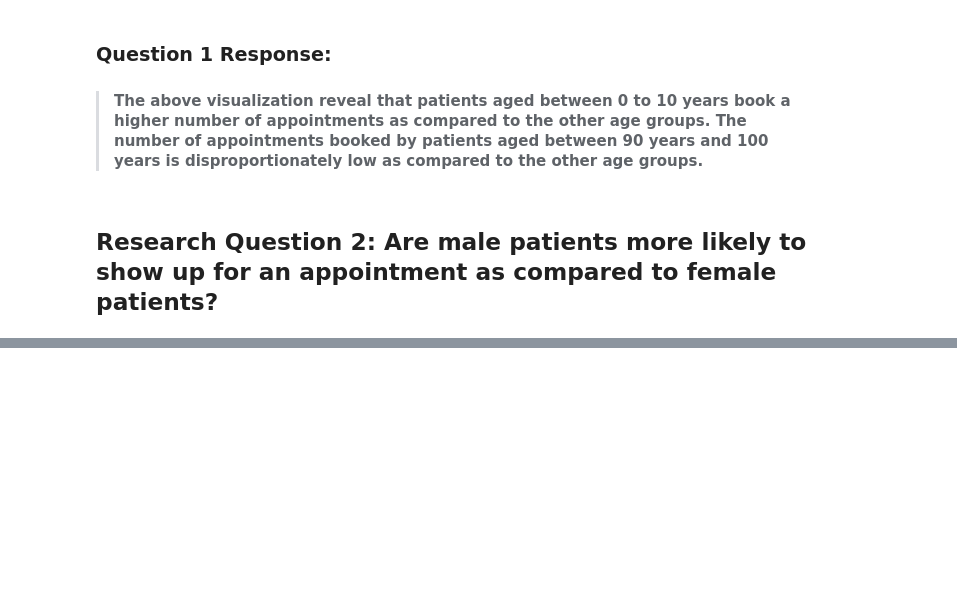
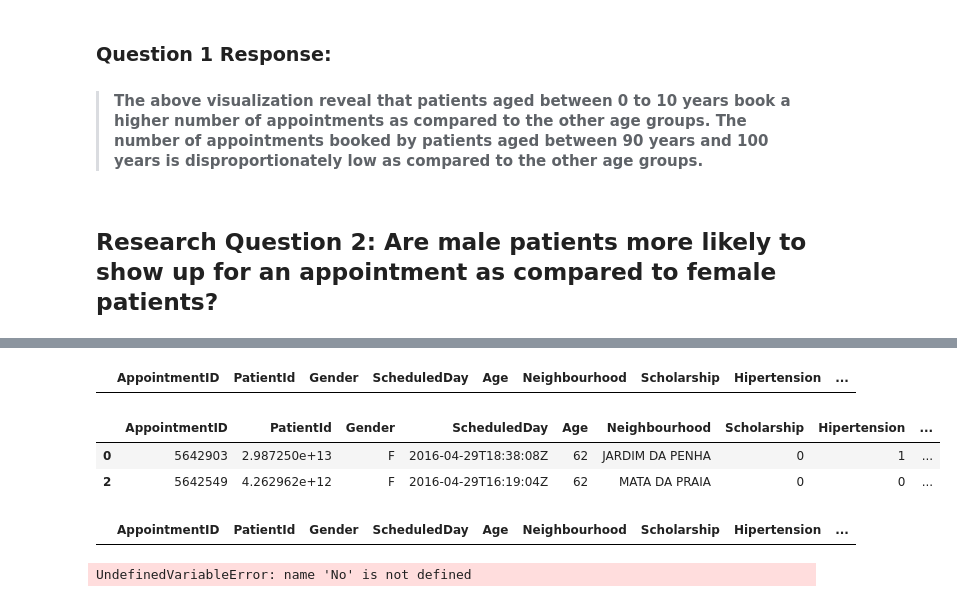
Before and after one commit to Kevson1/Doctor-s-Appointment-Case-Study, a Jupyter notebook: Appointments.ipynb, the cells around one changed output, grey strips where cells are left out. Saved outputs shown, nothing was run; the diff lists cells and outputs as text; code cells hidden in the pictures; blank space fills up the shorter version.

```diff
--- a/Appointments.ipynb
+++ b/Appointments.ipynb
@@ -252,0 +269,25 @@ plt.ylabel('Frequency');
+# %%
+# Verify that there are no Female entries in the male dataframe
+male_df.query('Gender == "F"')
+# This should display an empty dataset if there are no entries that have gender set as female.
+# %% [output]
+|  | AppointmentID | PatientId | Gender | ScheduledDay | Age | Neighbourhood | Scholarship | Hipertension | ... |
+# %%
+# Extract the appointments booked by males
+female_df = df_clean.query('Gender == "F"')
+female_df.head(2)
+# %% [output]
+|  | AppointmentID | PatientId | Gender | ScheduledDay | Age | Neighbourhood | Scholarship | Hipertension | ... |
+| 0 | 5642903 | 2.987250e+13 | F | 2016-04-29T18:38:08Z | 62 | JARDIM DA PENHA | 0 | 1 | ... |
+| 2 | 5642549 | 4.262962e+12 | F | 2016-04-29T16:19:04Z | 62 | MATA DA PRAIA | 0 | 0 | ... |
+# %%
+# Verify that there are no male entries in the female dataframe
+female_df.query('Gender == "M"')
+# This should display an empty dataset if there are no entries that have gender set as male.
+# %% [output]
+|  | AppointmentID | PatientId | Gender | ScheduledDay | Age | Neighbourhood | Scholarship | Hipertension | ... |
+# %%
+No_of_females_who_attended = female_df.query('No-show == "No"').value_counts()
+No_of_females_who_attended
+# %% [output]
+UndefinedVariableError: name 'No' is not defined
```
Also changed, not shown: parts of 4 cells of this notebook.
